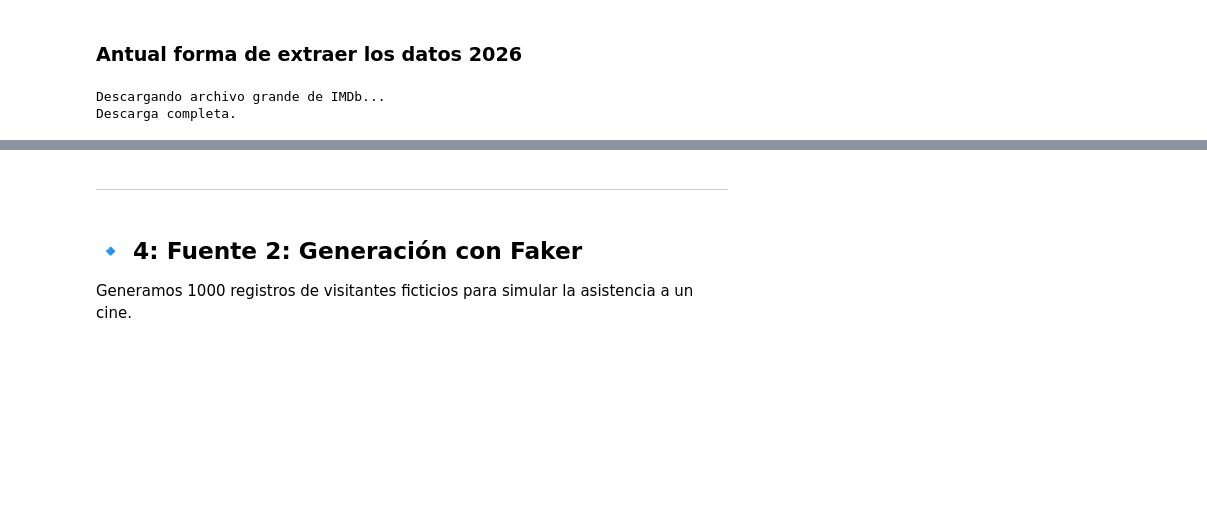
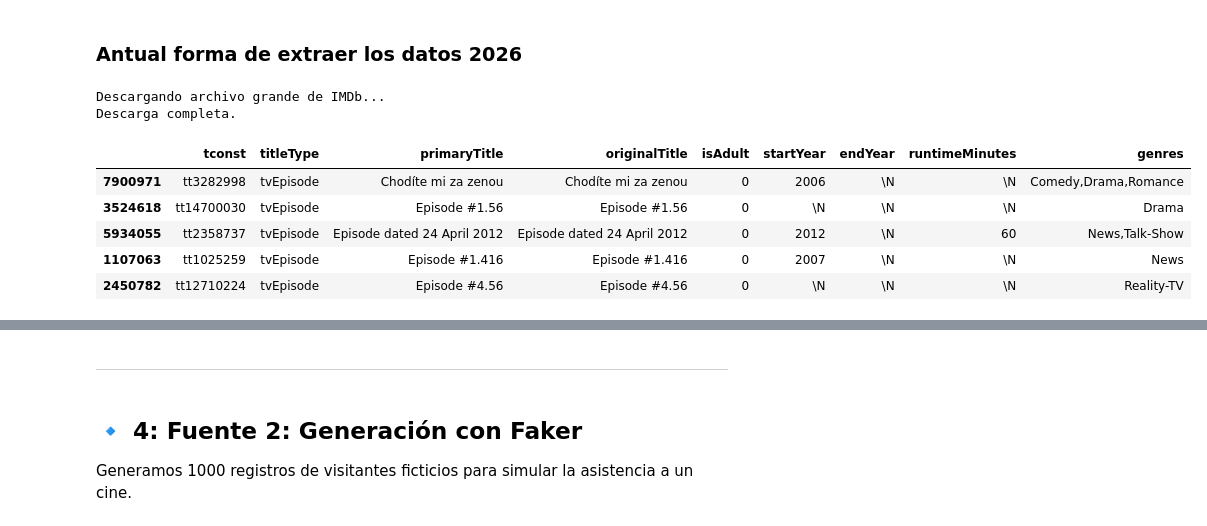
Before and after one commit to jorgeav527/py-fundamentals-ds, a Jupyter notebook: lab09.ipynb, the cells around one changed output, grey strips where cells are left out. Drawn from its saved outputs; the diff is of its cells as text; code cells hidden in the pictures; blank space fills up the shorter version.

```diff
--- a/lab09.ipynb
+++ b/lab09.ipynb
@@ -152,22 +152,17 @@ Descarga completa.
 # %%
 # 2. TRANSFORMACIÓN (Parsing)
 df_movies = pd.read_csv(
-    "title.basics.tsv.gz",
+    "RawData/title.basics.tsv.gz",
     sep="\t",
     compression="gzip",
     dtype=str,
     on_bad_lines="skip"    # evita errores por líneas mal formadas
 )
-
-# Filtrar SOLO películas
-df_movies = df_movies[df_movies['titleType'] == 'movie']
-
-# Seleccionar columnas importantes
-df_movies = df_movies[['primaryTitle', 'startYear', 'genres']].head(1000)
-
-# Renombrar columnas
-df_movies.rename(columns={
-    'primaryTitle': 'Título',
-    'startYear': 'Año',
-    'genres': 'Género'
-}, inplace=True)
+df_movies.sample(5)
+# %% [output]
+|  | tconst | titleType | primaryTitle | originalTitle | isAdult | startYear | endYear | runtimeMinutes | genres |
+| 7900971 | tt3282998 | tvEpisode | Chodíte mi za zenou | Chodíte mi za zenou | 0 | 2006 | \N | \N | Comedy,Drama,Romance |
+| 3524618 | tt14700030 | tvEpisode | Episode #1.56 | Episode #1.56 | 0 | \N | \N | \N | Drama |
+| 5934055 | tt2358737 | tvEpisode | Episode dated 24 April 2012 | Episode dated 24 April 2012 | 0 | 2012 | \N | 60 | News,Talk-Show |
+| 1107063 | tt1025259 | tvEpisode | Episode #1.416 | Episode #1.416 | 0 | 2007 | \N | \N | News |
+| 2450782 | tt12710224 | tvEpisode | Episode #4.56 | Episode #4.56 | 0 | \N | \N | \N | Reality-TV |
```
Also changed, not shown: parts of 13 cells of this notebook, 9 other files.
